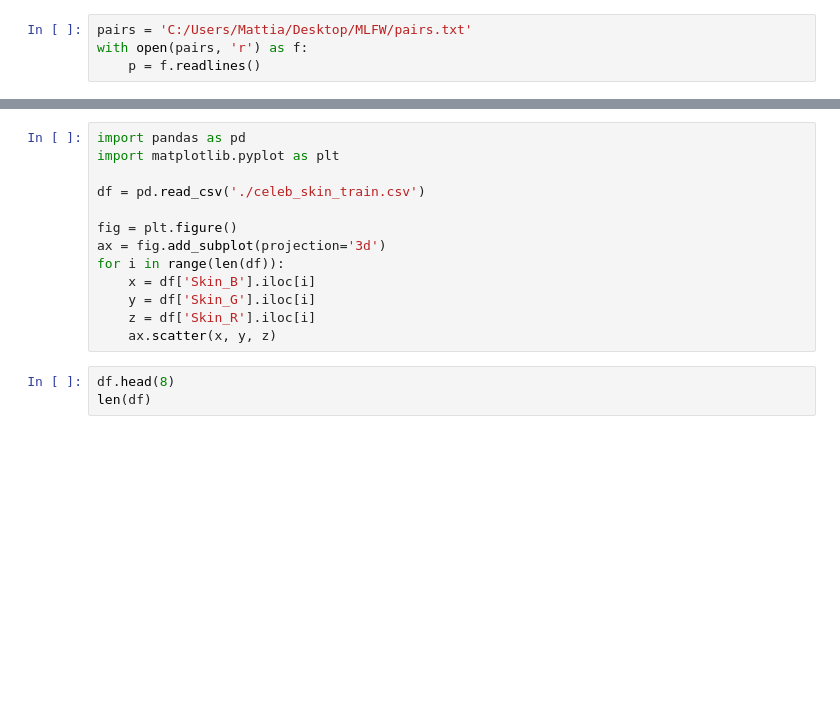
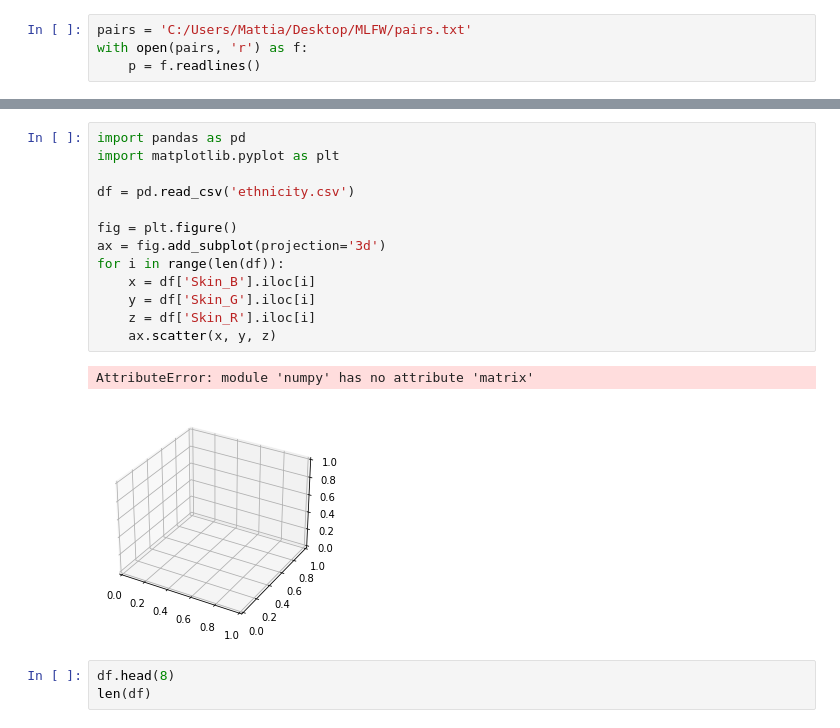
Before and after one commit to TiaBerte/masked-face, a Jupyter notebook: finetuning.ipynb, the cells around one changed output, grey strips where cells are left out. Drawn from its saved outputs; the diff is of its cells as text; blank space fills up the shorter version.

```diff
--- a/finetuning.ipynb
+++ b/finetuning.ipynb
@@ -7,16 +39,19 @@ with open(pairs, 'r') as f:
 # %%
 import pandas as pd
 import matplotlib.pyplot as plt
 
-df = pd.read_csv('./celeb_skin_train.csv')
+df = pd.read_csv('ethnicity.csv')
 
 fig = plt.figure()
 ax = fig.add_subplot(projection='3d')
 for i in range(len(df)):
     x = df['Skin_B'].iloc[i]
     y = df['Skin_G'].iloc[i]
     z = df['Skin_R'].iloc[i]
     ax.scatter(x, y, z)
+# %% [output]
+AttributeError: module 'numpy' has no attribute 'matrix'
+[figure, added]
 # %%
 df.head(8)
 len(df)
```
Also changed, not shown: parts of 6 cells of this notebook, 10 other files.
